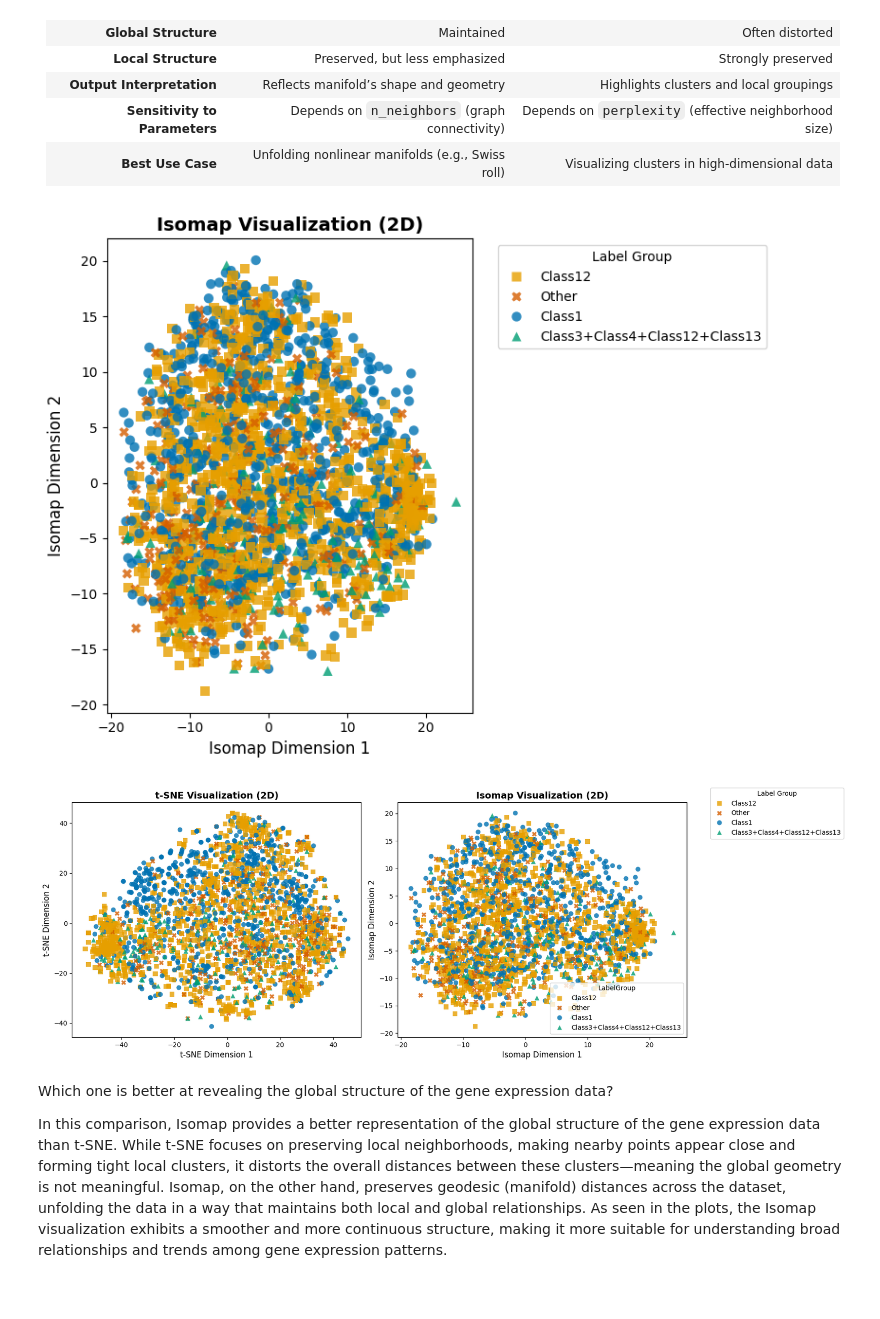
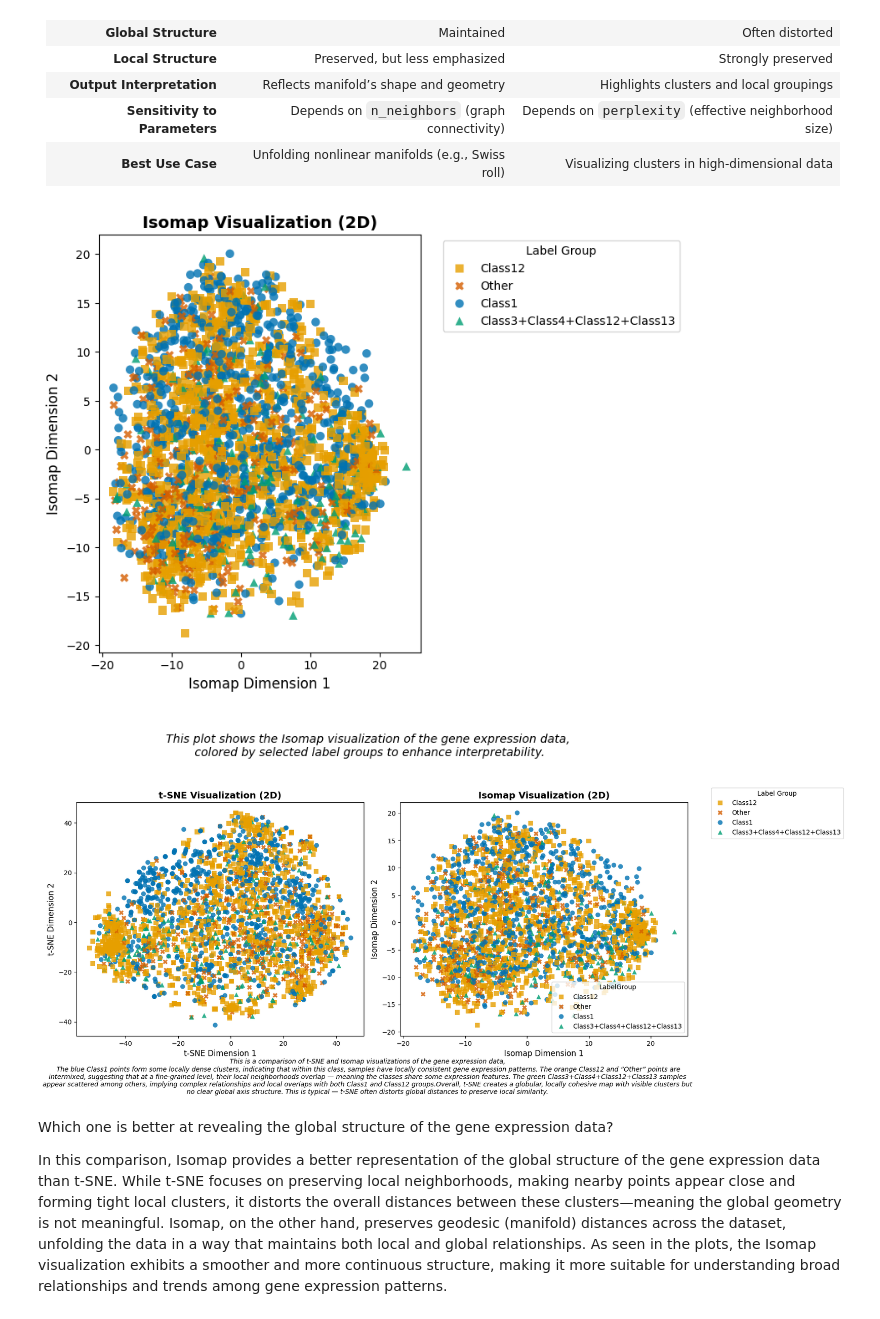
Before and after one commit to Navaneeth272001/assignment_5_Navaneeth272001, a Jupyter notebook: code.ipynb, the cells around one changed output. Saved outputs shown, nothing was run; the diff lists cells and outputs as text; code cells hidden in the pictures.

```diff
--- a/code.ipynb
+++ b/code.ipynb
@@ -434,34 +446,39 @@ markers = {
     "Class1": "o",
     "Class12": "s",
     "Class3+Class4+Class12+Class13": "^",
     "Other": "X"
 }
 
 plt.figure(figsize=(8,6))
 sns.scatterplot(
     data=isomap_df,
     x="Dim1", y="Dim2",
     hue="LabelGroup",
     style="LabelGroup",
     palette=palette,
     markers=markers,
     s=55,
     alpha=0.8,
     edgecolor="none"
 )
 
 plt.title("Isomap Visualization (2D)", fontsize=14, weight='bold')
 plt.xlabel("Isomap Dimension 1", fontsize=12)
 plt.ylabel("Isomap Dimension 2", fontsize=12)
 plt.legend(
     title="Label Group",
     bbox_to_anchor=(1.05, 1),
     loc='upper left'
 )
+plt.figtext(
+    0.5, -0.1,
+    "This plot shows the Isomap visualization of the gene expression data,\n colored by selected label groups to enhance interpretability.",
+    ha="center", fontsize=10, style="italic", wrap=True
+)
 plt.tight_layout()
 plt.show()
 # %% [output]
-[figure, old version]
+[figure, new version]
 # %%
 # 3. Comparison and Curvature:
 
@@ -524,11 +541,15 @@ fig.legend(
     bbox_to_anchor=(1.02, 1),
     loc='upper left'
 )
-
+plt.figtext(
+    0.5, -0.1,
+    "\nThis is a comparison of t-SNE and Isomap visualizations of the gene expression data,\n The blue Class1 points form some locally dense clusters, indicating that within this class, samples have locally consistent gene expression patterns. The orange Class12 and “Other” points are intermixed, suggesting that at a fine-grained level, their local neighborhoods overlap — meaning the classes share some expression features. The green Class3+Class4+Class12+Class13 samples appear scattered among others, implying complex relationships and local overlaps with both Class1 and Class12 groups.Overall, t-SNE creates a globular, locally cohesive map with visible clusters but no clear global axis structure. This is typical — t-SNE often distorts global distances to preserve local similarity.",
+    ha="center", fontsize=10, style="italic", wrap=True
+)
 plt.tight_layout()
 plt.show()
 # %% [output]
-[figure, old version]
+[figure, new version]
 # %% [markdown]
 Which one is better at revealing the global structure of the gene expression data?
 
```
Also changed, not shown: parts of 4 cells of this notebook.
